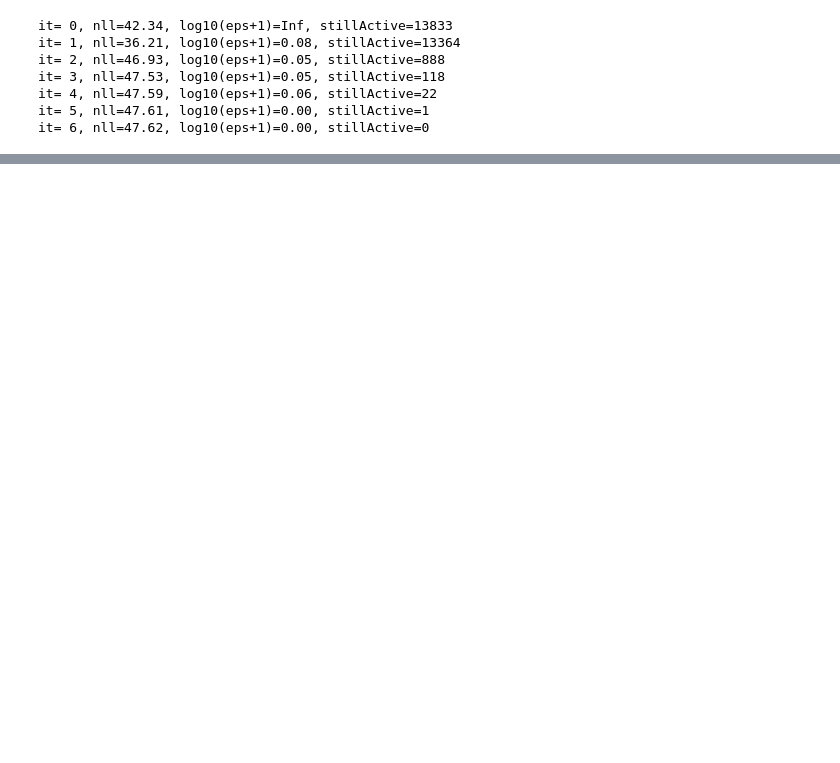
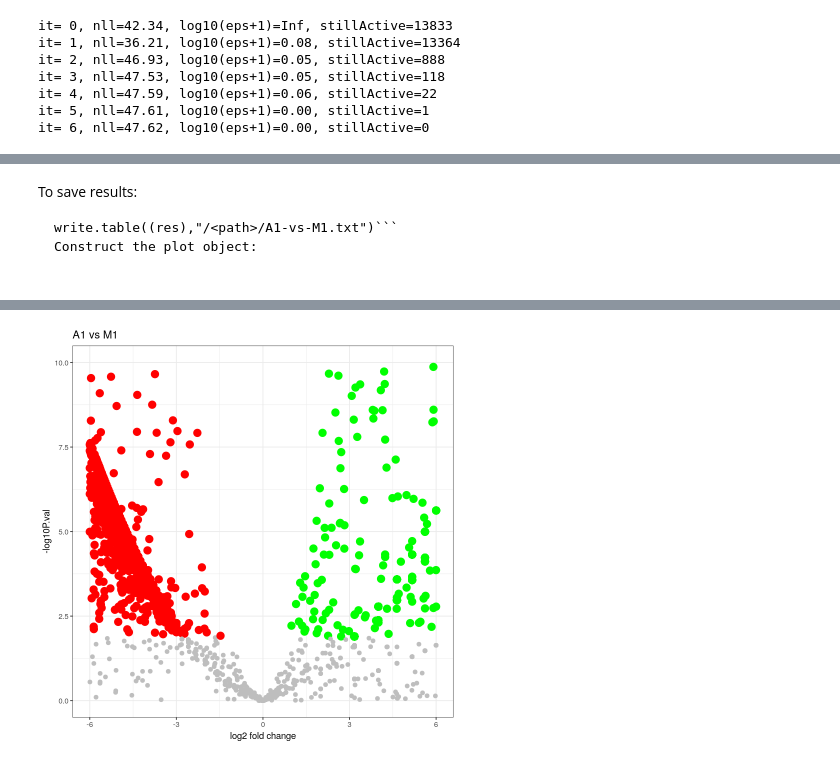
Before and after one commit to Nesper94/genomeSeq-test, a Jupyter notebook: metagenomeSeq-abund/CSS-script.ipynb, the cells around one changed output, grey strips where cells are left out. Drawn from its saved outputs; the diff is of its cells as text; code cells hidden in the pictures; blank space fills up the shorter version.

````diff
--- a/metagenomeSeq-abund/CSS-script.ipynb
+++ b/metagenomeSeq-abund/CSS-script.ipynb
@@ -86,2 +102,0 @@ Following command results in error:
-# %%
-contrast.matrix = makeContrasts(Wild_A - Variety_G, levels = finalMod)
@@ -89,0 +105,5 @@ ERROR: Error in eval(ej, envir = levelsenv): objeto 'Wild_A' no encontrado
+# %%
+contrast.matrix = makeContrasts(A1 - M1, levels = finalMod)
+fit2 = contrasts.fit(zigFit, contrast.matrix)
+fit3 = eBayes(fit2)
+topTable(fit3, coef="A1 - M1")
@@ -89,0 +124,3 @@ ERROR: Error in eval(ej, envir = levelsenv): objeto 'Wild_A' no encontrado
+# %%
+res <- topTable(fit3,coef=1,adjust="BH",n=Inf)
+head(res)
@@ -89,0 +137,18 @@ ERROR: Error in eval(ej, envir = levelsenv): objeto 'Wild_A' no encontrado
+# %%
+res[,6] = ifelse(res$adj.P.Val > 0.05,"gray", ifelse(res$logFC > -0 & res$logFC > 0,"green", "red")) #green, red, firebrick2, gold2, dodgerblue3, green4
+size <- ifelse((res$adj.P.Val < 0.05 & abs(res$logFC) > 0), 4, 2)
+# %% [markdown]
+To save results:
+```
+write.table((res),"/<path>/A1-vs-M1.txt")```
+Construct the plot object:
+# %%
+g <- ggplot(data=res, aes(x=res[,1], y=-log10(res$P.Val))) +
+  geom_point(size=size, colour=res[,6]) +
+  theme_bw() +
+  xlim(c(-6, 6)) + ylim(c(0,10)) +
+  xlab("log2 fold change") + ylab("-log10P.val") +
+  guides(colour = guide_legend(override.aes = list(shape=16))) +
+  labs(title = "A1 vs M1")
+g
+# %% [output]
@@ -89,0 +159 @@ ERROR: Error in eval(ej, envir = levelsenv): objeto 'Wild_A' no encontrado
+[figure, added]
````
Also changed, not shown: parts of 12 cells of this notebook, 2 other files.
